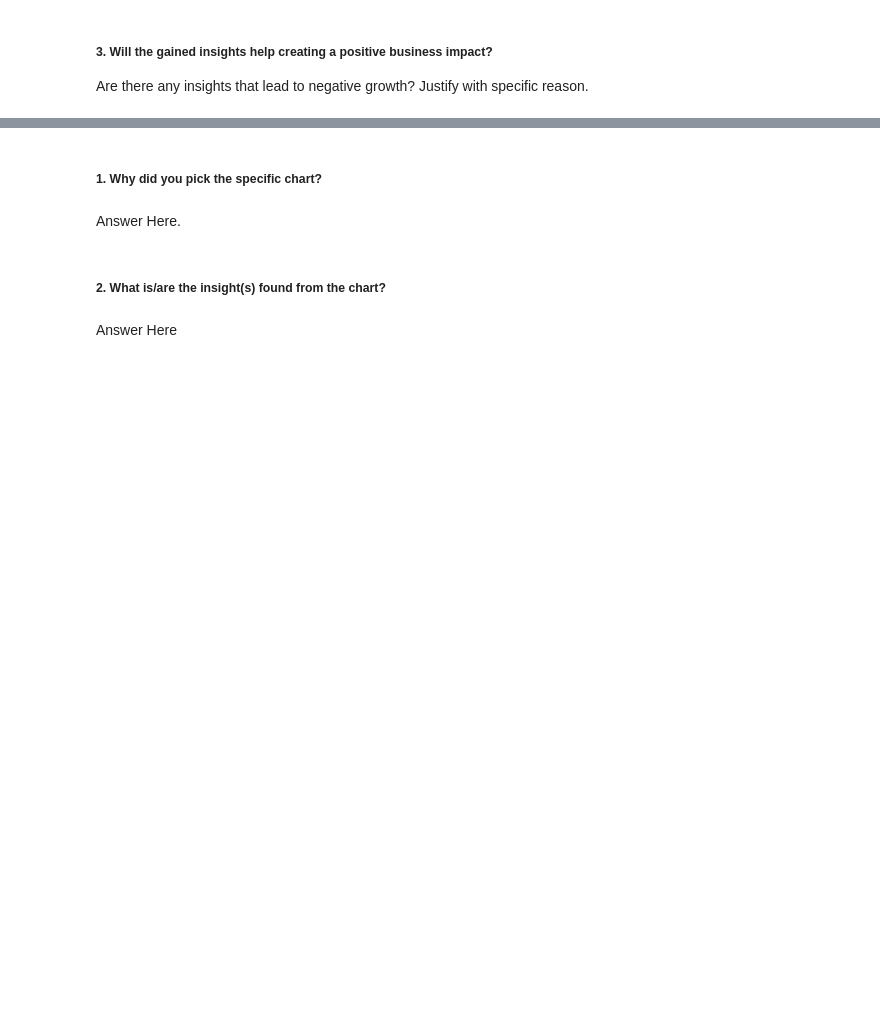
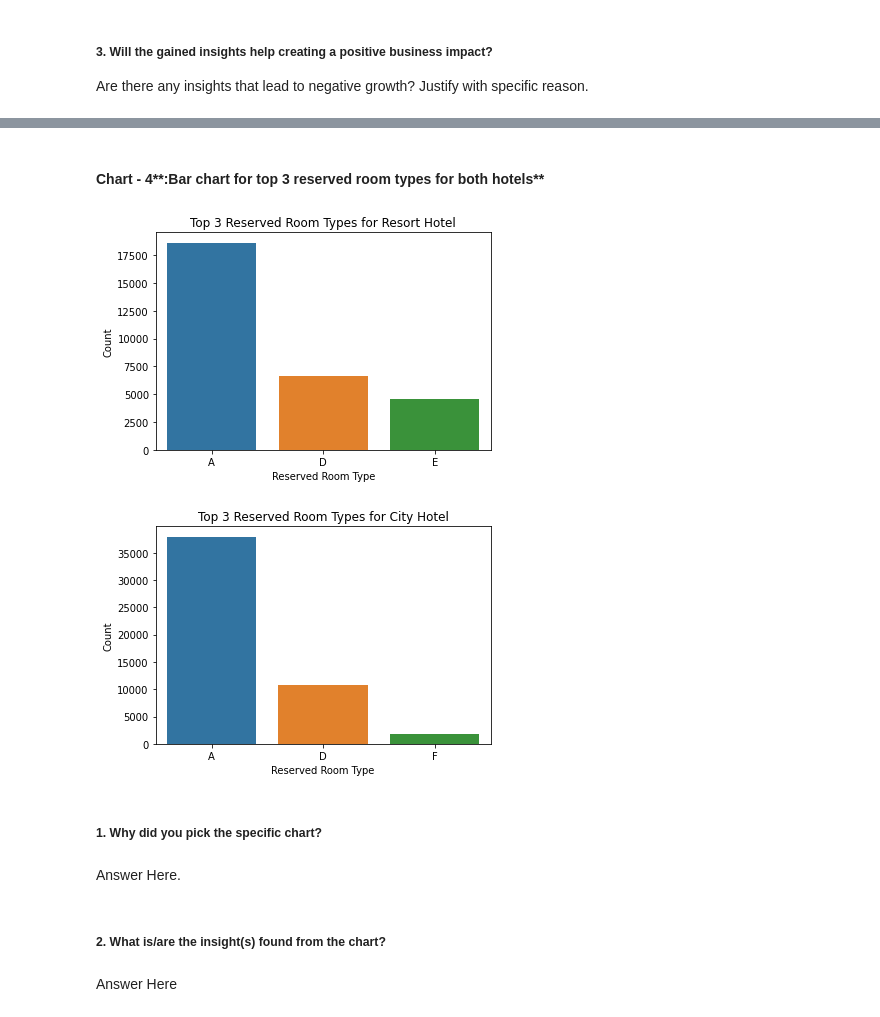
Before and after one commit to Sourabh3054/SAURABH1234, a Jupyter notebook: Copy_of_Sample_EDA_Submission_Template.ipynb, the cells around one changed output, grey strips where cells are left out. Drawn from its saved outputs; the diff is of its cells as text; code cells hidden in the pictures; blank space fills up the shorter version.

```diff
--- a/Copy_of_Sample_EDA_Submission_Template.ipynb
+++ b/Copy_of_Sample_EDA_Submission_Template.ipynb
@@ -806,3 +902,17 @@ Answer Here
+# %% [markdown]
+#### Chart - 4**:Bar chart for top 3 reserved room types for both hotels**
+# %%
+# Chart - 4 visualization code
+for hotel in df["hotel"].unique(): # Create a bar plot for each hotel
+    data = booking_types[booking_types["hotel"] == hotel] # Setting the data to plot
+    ax = sns.barplot(x="reserved_room_type", y="count", data=data ) # Creating the plot
+    ax.set_title(f"Top 3 Reserved Room Types for {hotel}") # setting title
+    ax.set_xlabel("Reserved Room Type") # Setting x lable
+    ax.set_ylabel("Count") # setting y label
+    plt.show()
+# %% [output]
+[figure, added]
+[figure, added]
 # %% [markdown]
 ##### 1. Why did you pick the specific chart?
 # %% [markdown]
```
Also changed, not shown: parts of 39 cells of this notebook.
